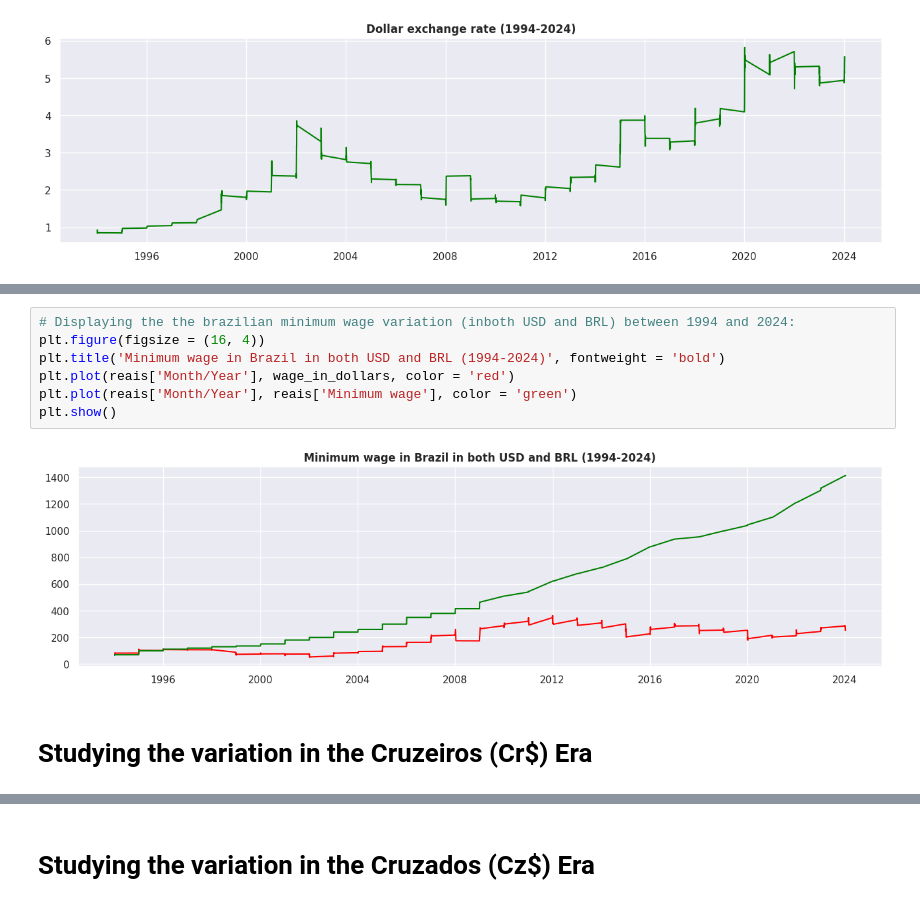
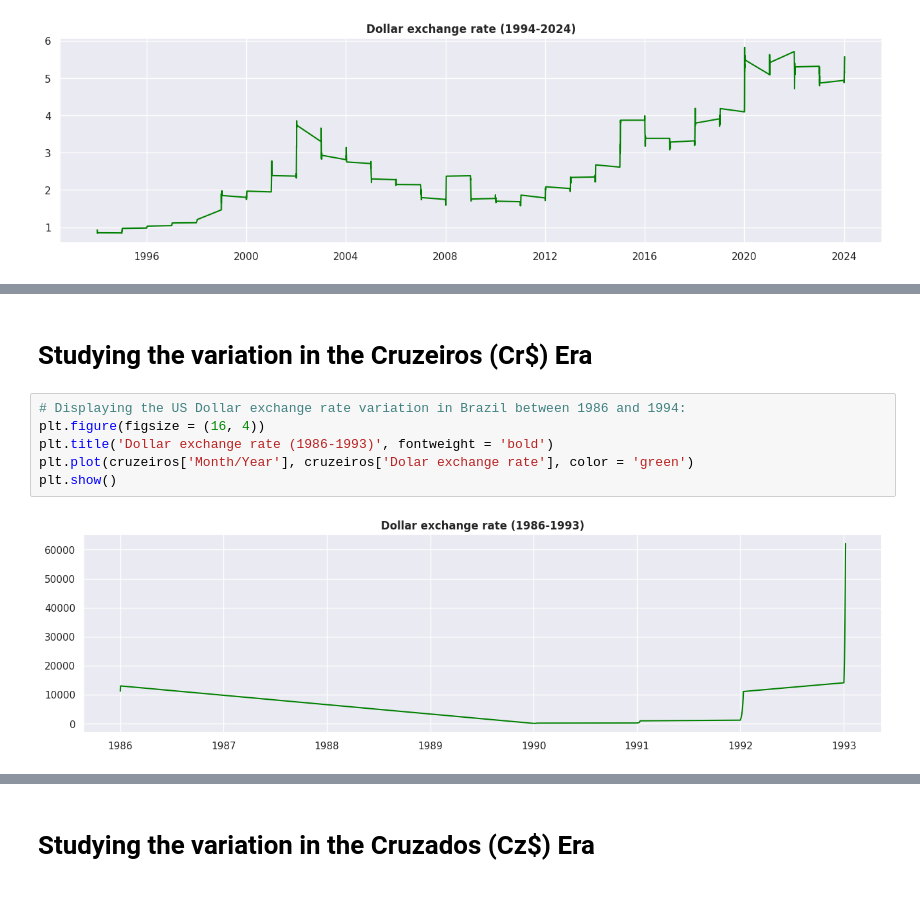
Before and after one commit to guilhermelaviola/MinimumWage, a Jupyter notebook: MinimumWageBrazil.ipynb, the cells around one changed output, grey strips where cells are left out. Cells and saved outputs as stored; diff of their text form.

```diff
--- a/MinimumWageBrazil.ipynb
+++ b/MinimumWageBrazil.ipynb
@@ -145,11 +138,10 @@ plt.show()
-# %%
-# Displaying the the brazilian minimum wage variation (inboth USD and BRL) between 1994 and 2024:
-plt.figure(figsize = (16, 4))
-plt.title('Minimum wage in Brazil in both USD and BRL (1994-2024)', fontweight = 'bold')
-plt.plot(reais['Month/Year'], wage_in_dollars, color = 'red')
-plt.plot(reais['Month/Year'], reais['Minimum wage'], color = 'green')
-plt.show()
-# %% [output]
-[figure, removed]
 # %% [markdown]
 # **Studying the variation in the Cruzeiros (Cr$) Era**
+# %%
+# Displaying the US Dollar exchange rate variation in Brazil between 1986 and 1994:
+plt.figure(figsize = (16, 4))
+plt.title('Dollar exchange rate (1986-1993)', fontweight = 'bold')
+plt.plot(cruzeiros['Month/Year'], cruzeiros['Dolar exchange rate'], color = 'green')
+plt.show()
+# %% [output]
+[figure, added]
```
Also changed, not shown: parts of 9 cells of this notebook.
